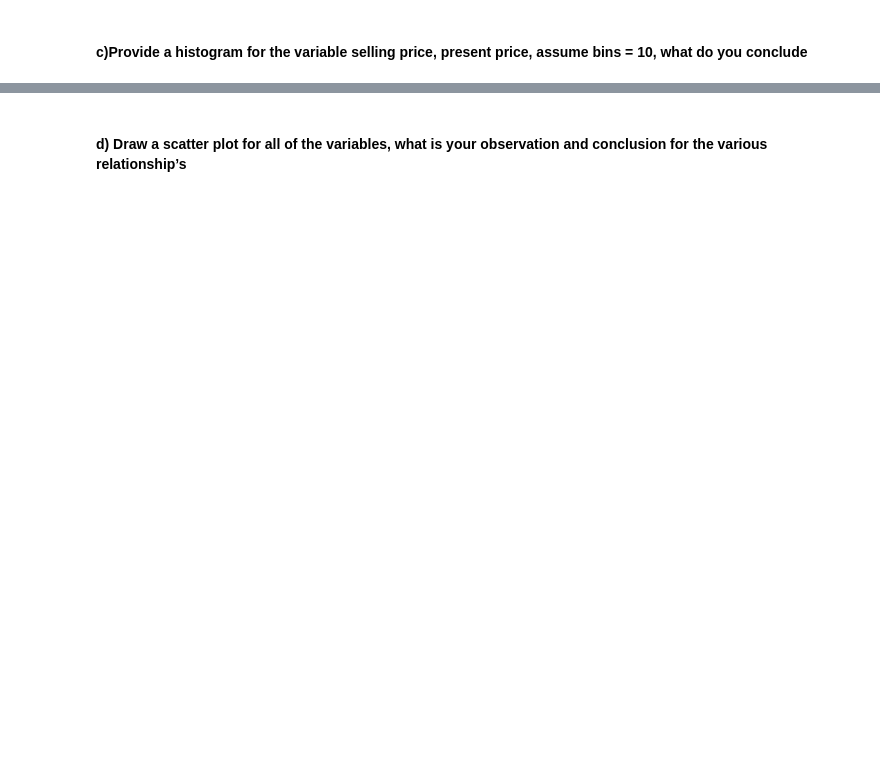
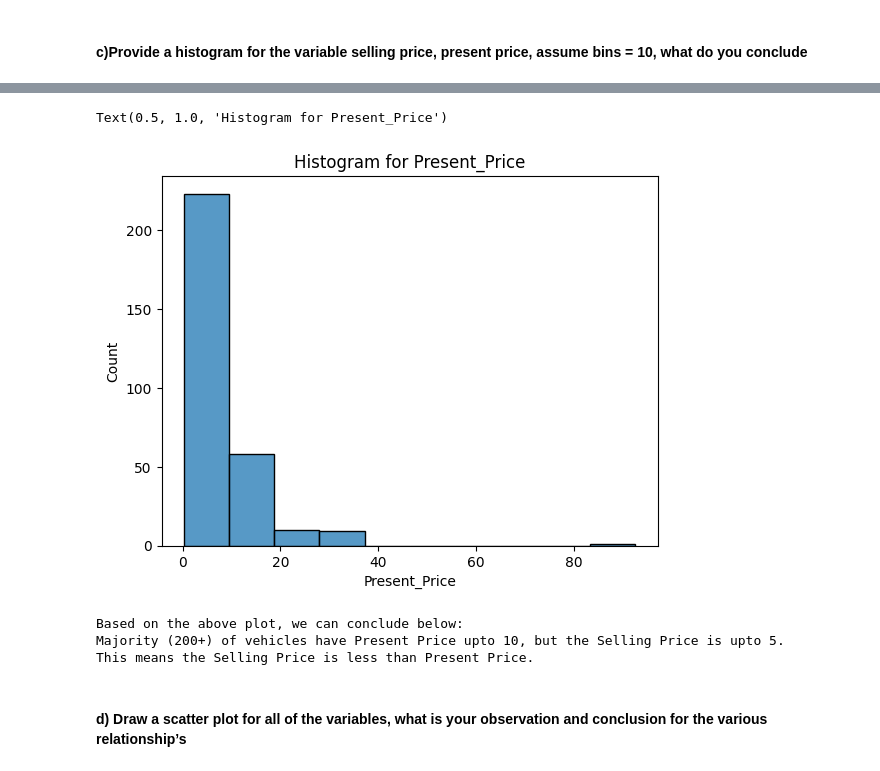
Before and after one commit to anuragsingh2207/dsba-jupyter-notebook, a Jupyter notebook: statstics/Revision/Revising Statistics.ipynb, the cells around one changed output, grey strips where cells are left out. Cells and saved outputs as stored; diff of their text form; code cells hidden in the pictures; blank space fills up the shorter version.

```diff
--- a/statstics/Revision/Revising Statistics.ipynb
+++ b/statstics/Revision/Revising Statistics.ipynb
@@ -207,2 +293,16 @@ Quantity demanded
+# %%
+sns.histplot(data=car, x='Present_Price',bins=10)
+plt.title("Histogram for Present_Price")
+# %% [output]
+Text(0.5, 1.0, 'Histogram for Present_Price')
+[figure, added]
+# %%
+print("Based on the above plot, we can conclude below:\n\
+Majority (200+) of vehicles have Present Price upto 10, but the Selling Price is upto 5.\n\
+This means the Selling Price is less than Present Price.")
+# %% [output]
+Based on the above plot, we can conclude below:
+Majority (200+) of vehicles have Present Price upto 10, but the Selling Price is upto 5.
+This means the Selling Price is less than Present Price.
 # %% [markdown]
 #### d) Draw a scatter plot for all of the variables, what is your observation and conclusion for the various relationship’s
```
Also changed, not shown: parts of 19 cells of this notebook, 12 other files.
